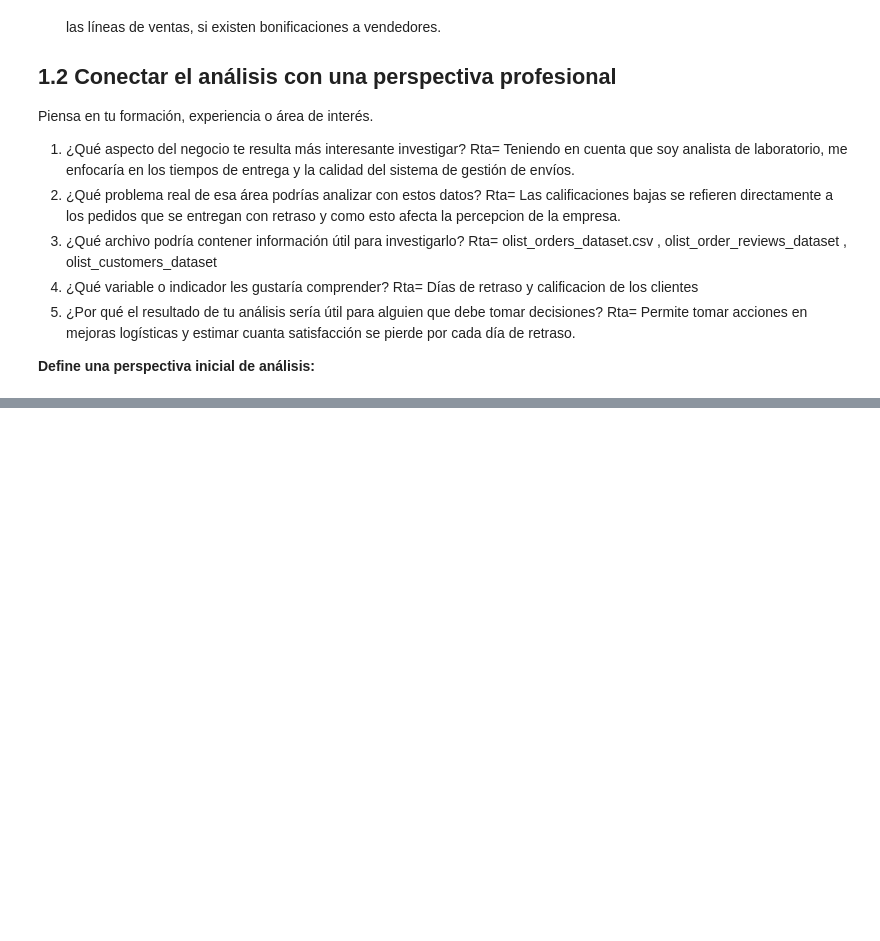
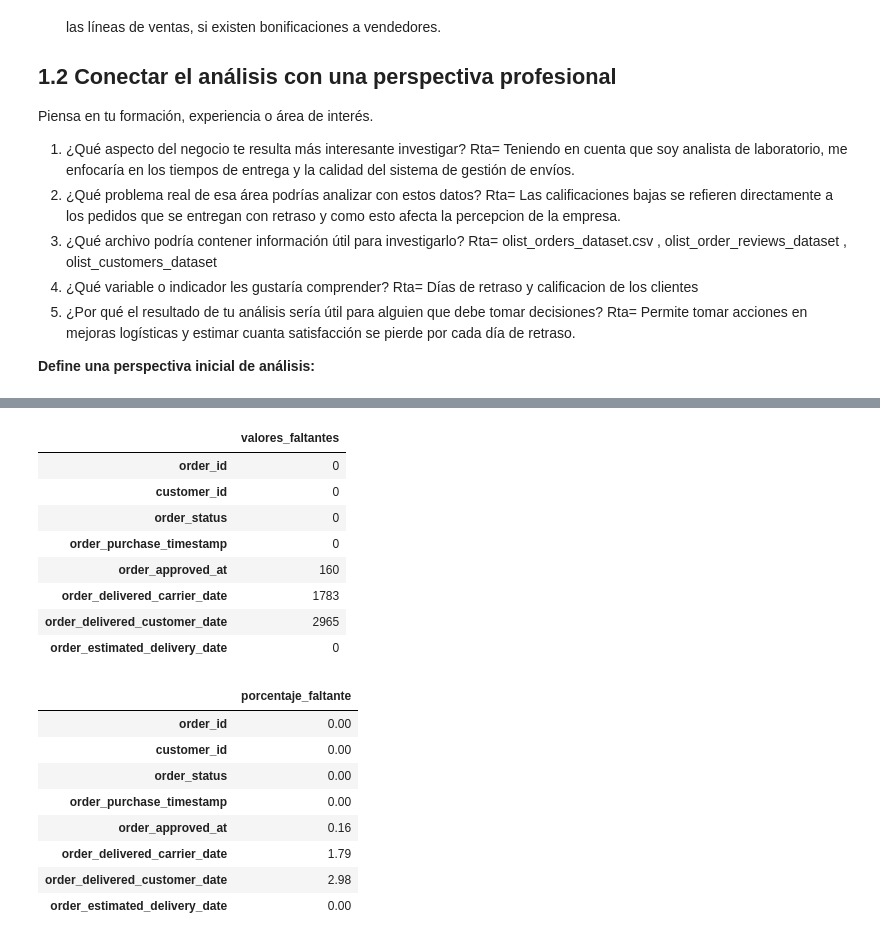
Before and after one commit to maria-romerol/Entregables-BIT-MariaRomero, a Jupyter notebook: Entregables/Actividad 3 Entregable/Entregable3.ipynb, the cells around one changed output, grey strips where cells are left out. Saved outputs shown, nothing was run; the diff lists cells and outputs as text; code cells hidden in the pictures; blank space fills up the shorter version.

```diff
--- a/Entregables/Actividad 3 Entregable/Entregable3.ipynb
+++ b/Entregables/Actividad 3 Entregable/Entregable3.ipynb
@@ -104,0 +159,26 @@ Filas: 3095, Columnas: 4
+# %%
+display(orders.isna().sum().to_frame("valores_faltantes"))
+
+porcentaje_faltantes = (
+    orders.isna().mean().mul(100).round(2)
+)
+display(porcentaje_faltantes.to_frame("porcentaje_faltante"))
+# %% [output]
+|  | valores_faltantes |
+| order_id | 0 |
+| customer_id | 0 |
+| order_status | 0 |
+| order_purchase_timestamp | 0 |
+| order_approved_at | 160 |
+| order_delivered_carrier_date | 1783 |
+| order_delivered_customer_date | 2965 |
+| order_estimated_delivery_date | 0 |
+|  | porcentaje_faltante |
+| order_id | 0.00 |
+| customer_id | 0.00 |
+| order_status | 0.00 |
+| order_purchase_timestamp | 0.00 |
+| order_approved_at | 0.16 |
+| order_delivered_carrier_date | 1.79 |
+| order_delivered_customer_date | 2.98 |
+| order_estimated_delivery_date | 0.00 |
```
Also changed, not shown: parts of 23 cells of this notebook, 3 other files.
